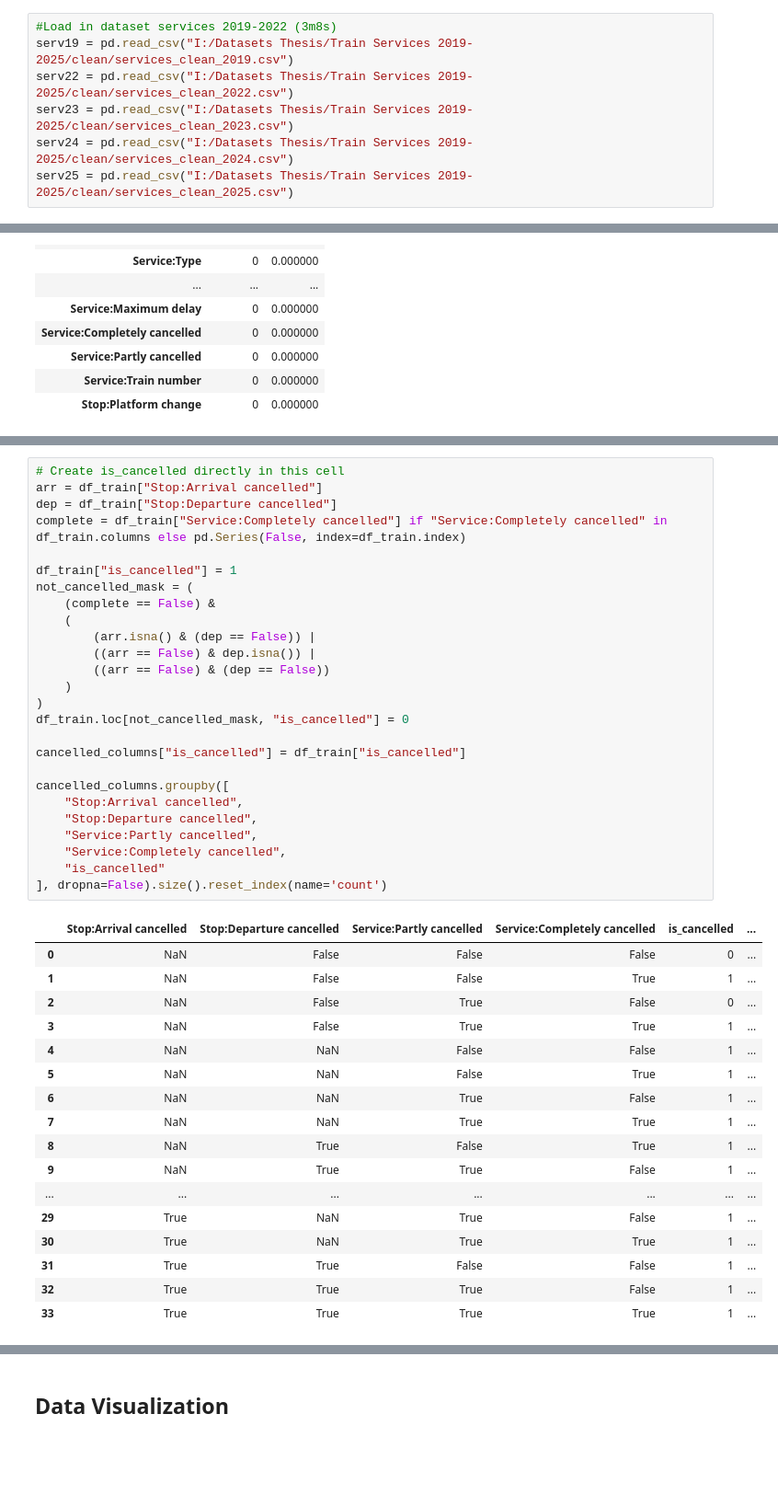
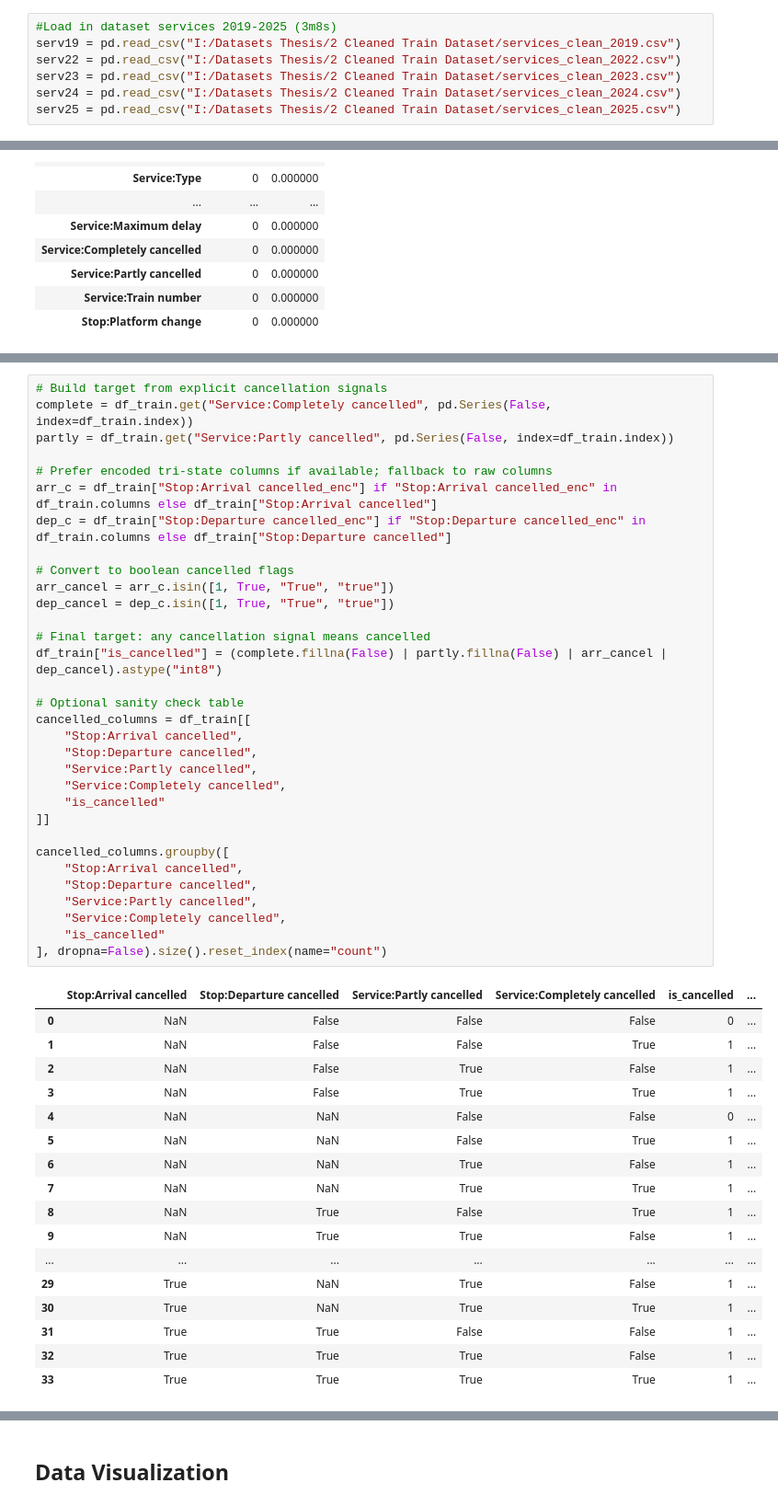
Before and after one commit to ywang0202/master_thesis, a Jupyter notebook: eda_disruptions_weather_final.ipynb, the cells around one changed output, grey strips where cells are left out. Shown at 92% size. Drawn from its saved outputs; the diff is of its cells as text; blank space fills up the shorter version.

```diff
--- a/eda_disruptions_weather_final.ipynb
+++ b/eda_disruptions_weather_final.ipynb
@@ -276,12 +271,12 @@ plt.show()
 # %% [markdown]
 ## Load in Data and quick Analysis
 # %%
-#Load in dataset services 2019-2022 (3m8s)
-serv19 = pd.read_csv("I:/Datasets Thesis/Train Services 2019-2025/clean/services_clean_2019.csv")
-serv22 = pd.read_csv("I:/Datasets Thesis/Train Services 2019-2025/clean/services_clean_2022.csv")
-serv23 = pd.read_csv("I:/Datasets Thesis/Train Services 2019-2025/clean/services_clean_2023.csv")
-serv24 = pd.read_csv("I:/Datasets Thesis/Train Services 2019-2025/clean/services_clean_2024.csv")
-serv25 = pd.read_csv("I:/Datasets Thesis/Train Services 2019-2025/clean/services_clean_2025.csv")
+#Load in dataset services 2019-2025 (3m8s)
+serv19 = pd.read_csv("I:/Datasets Thesis/2 Cleaned Train Dataset/services_clean_2019.csv")
+serv22 = pd.read_csv("I:/Datasets Thesis/2 Cleaned Train Dataset/services_clean_2022.csv")
+serv23 = pd.read_csv("I:/Datasets Thesis/2 Cleaned Train Dataset/services_clean_2023.csv")
+serv24 = pd.read_csv("I:/Datasets Thesis/2 Cleaned Train Dataset/services_clean_2024.csv")
+serv25 = pd.read_csv("I:/Datasets Thesis/2 Cleaned Train Dataset/services_clean_2025.csv")
 # %%
 #Concatenate dataset services as one (2m45s)
 
@@ -569,36 +456,42 @@ cancelled_columns.groupby([
 # %%
-# Create is_cancelled directly in this cell
-arr = df_train["Stop:Arrival cancelled"]
-dep = df_train["Stop:Departure cancelled"]
-complete = df_train["Service:Completely cancelled"] if "Service:Completely cancelled" in df_train.columns else pd.Series(False, index=df_train.index)
+# Build target from explicit cancellation signals
+complete = df_train.get("Service:Completely cancelled", pd.Series(False, index=df_train.index))
+partly = df_train.get("Service:Partly cancelled", pd.Series(False, index=df_train.index))
 
-df_train["is_cancelled"] = 1
-not_cancelled_mask = (
-    (complete == False) &
-    (
-        (arr.isna() & (dep == False)) |
-        ((arr == False) & dep.isna()) |
-        ((arr == False) & (dep == False))
-    )
-)
-df_train.loc[not_cancelled_mask, "is_cancelled"] = 0
+# Prefer encoded tri-state columns if available; fallback to raw columns
+arr_c = df_train["Stop:Arrival cancelled_enc"] if "Stop:Arrival cancelled_enc" in df_train.columns else df_train["Stop:Arrival cancelled"]
+dep_c = df_train["Stop:Departure cancelled_enc"] if "Stop:Departure cancelled_enc" in df_train.columns else df_train["Stop:Departure cancelled"]
 
-cancelled_columns["is_cancelled"] = df_train["is_cancelled"]
+# Convert to boolean cancelled flags
+arr_cancel = arr_c.isin([1, True, "True", "true"])
+dep_cancel = dep_c.isin([1, True, "True", "true"])
+
+# Final target: any cancellation signal means cancelled
+df_train["is_cancelled"] = (complete.fillna(False) | partly.fillna(False) | arr_cancel | dep_cancel).astype("int8")
+
+# Optional sanity check table
+cancelled_columns = df_train[[
+    "Stop:Arrival cancelled",
+    "Stop:Departure cancelled",
+    "Service:Partly cancelled",
+    "Service:Completely cancelled",
+    "is_cancelled"
+]]
 
 cancelled_columns.groupby([
     "Stop:Arrival cancelled",
     "Stop:Departure cancelled",
     "Service:Partly cancelled",
     "Service:Completely cancelled",
     "is_cancelled"
-], dropna=False).size().reset_index(name='count')
+], dropna=False).size().reset_index(name="count")
 # %% [output]
 |  | Stop:Arrival cancelled | Stop:Departure cancelled | Service:Partly cancelled | Service:Completely cancelled | is_cancelled | ... |
 | 0 | NaN | False | False | False | 0 | ... |
 | 1 | NaN | False | False | True | 1 | ... |
-| 2 | NaN | False | True | False | 0 | ... |
+| 2 | NaN | False | True | False | 1 | ... |
 | 3 | NaN | False | True | True | 1 | ... |
-| 4 | NaN | NaN | False | False | 1 | ... |
+| 4 | NaN | NaN | False | False | 0 | ... |
 | 5 | NaN | NaN | False | True | 1 | ... |
 | 6 | NaN | NaN | True | False | 1 | ... |
 | 7 | NaN | NaN | True | True | 1 | ... |
```
Also changed, not shown: parts of 23 cells of this notebook, 5 other files.
